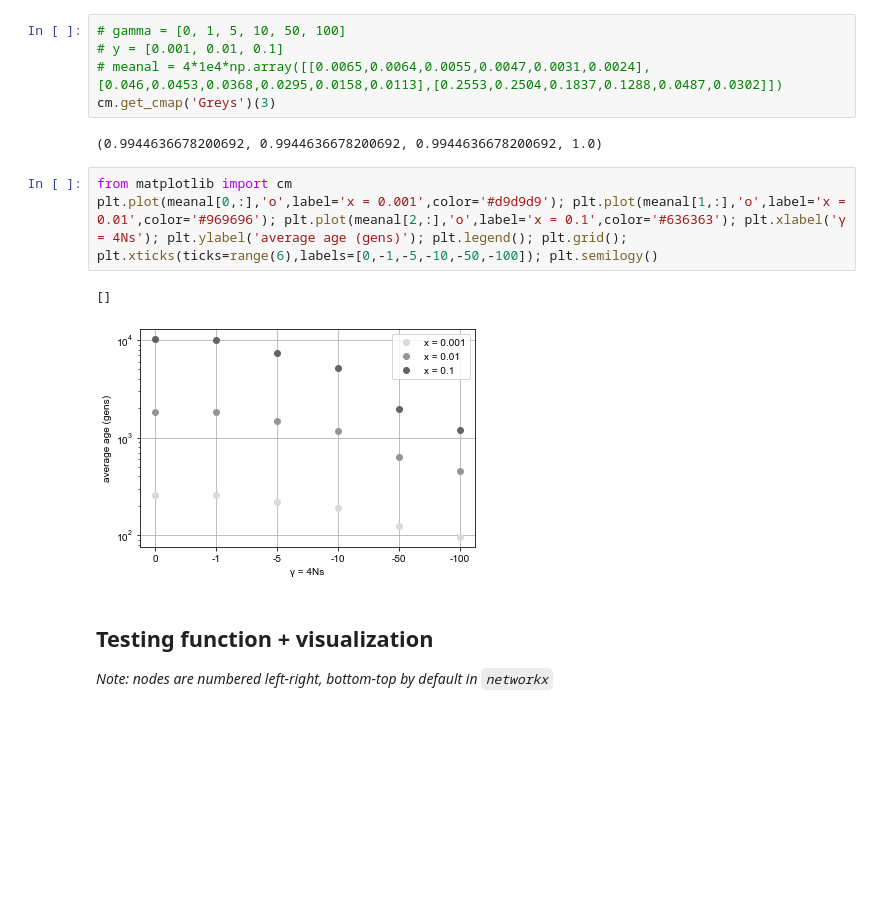
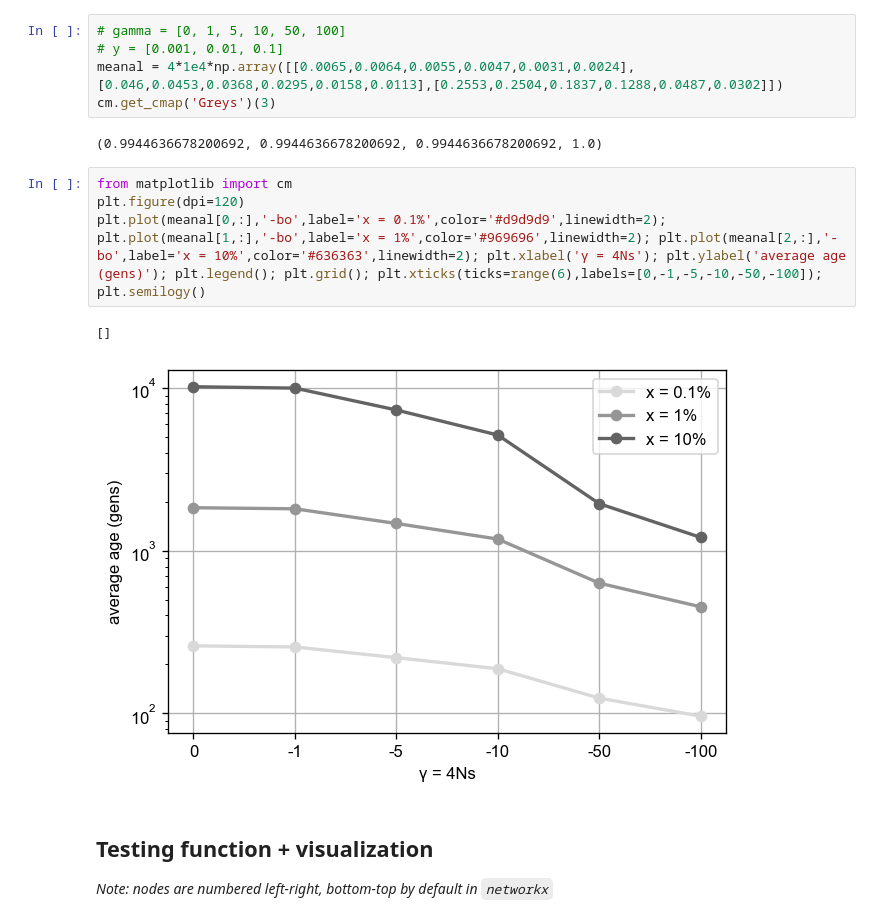
Before and after one commit to NovembreLab/feems, a Jupyter notebook: docs/notebooks/sim-long-range.ipynb, the cells around one changed output. Saved outputs shown, nothing was run; the diff lists cells and outputs as text; blank space fills up the shorter version.

```diff
--- a/docs/notebooks/sim-long-range.ipynb
+++ b/docs/notebooks/sim-long-range.ipynb
@@ -47,16 +44,17 @@ The autoreload extension is already loaded. To reload it, use:
 # %%
 # gamma = [0, 1, 5, 10, 50, 100]
 # y = [0.001, 0.01, 0.1]
-# meanal = 4*1e4*np.array([[0.0065,0.0064,0.0055,0.0047,0.0031,0.0024],[0.046,0.0453,0.0368,0.0295,0.0158,0.0113],[0.2553,0.2504,0.1837,0.1288,0.0487,0.0302]])
+meanal = 4*1e4*np.array([[0.0065,0.0064,0.0055,0.0047,0.0031,0.0024],[0.046,0.0453,0.0368,0.0295,0.0158,0.0113],[0.2553,0.2504,0.1837,0.1288,0.0487,0.0302]])
 cm.get_cmap('Greys')(3)
 # %% [output]
 (0.9944636678200692, 0.9944636678200692, 0.9944636678200692, 1.0)
 # %%
 from matplotlib import cm
-plt.plot(meanal[0,:],'o',label='x = 0.001',color='#d9d9d9'); plt.plot(meanal[1,:],'o',label='x = 0.01',color='#969696'); plt.plot(meanal[2,:],'o',label='x = 0.1',color='#636363'); plt.xlabel('γ = 4Ns'); plt.ylabel('average age (gens)'); plt.legend(); plt.grid(); plt.xticks(ticks=range(6),labels=[0,-1,-5,-10,-50,-100]); plt.semilogy()
+plt.figure(dpi=120)
+plt.plot(meanal[0,:],'-bo',label='x = 0.1%',color='#d9d9d9',linewidth=2); plt.plot(meanal[1,:],'-bo',label='x = 1%',color='#969696',linewidth=2); plt.plot(meanal[2,:],'-bo',label='x = 10%',color='#636363',linewidth=2); plt.xlabel('γ = 4Ns'); plt.ylabel('average age (gens)'); plt.legend(); plt.grid(); plt.xticks(ticks=range(6),labels=[0,-1,-5,-10,-50,-100]); plt.semilogy()
 # %% [output]
 []
-[figure, old version]
+[figure, new version]
 # %% [markdown]
 ## Testing function + visualization
 *Note: nodes are numbered left-right, bottom-top by default in `networkx`*
```
Also changed, not shown: parts of 1 cell of this notebook, 6 other files.
